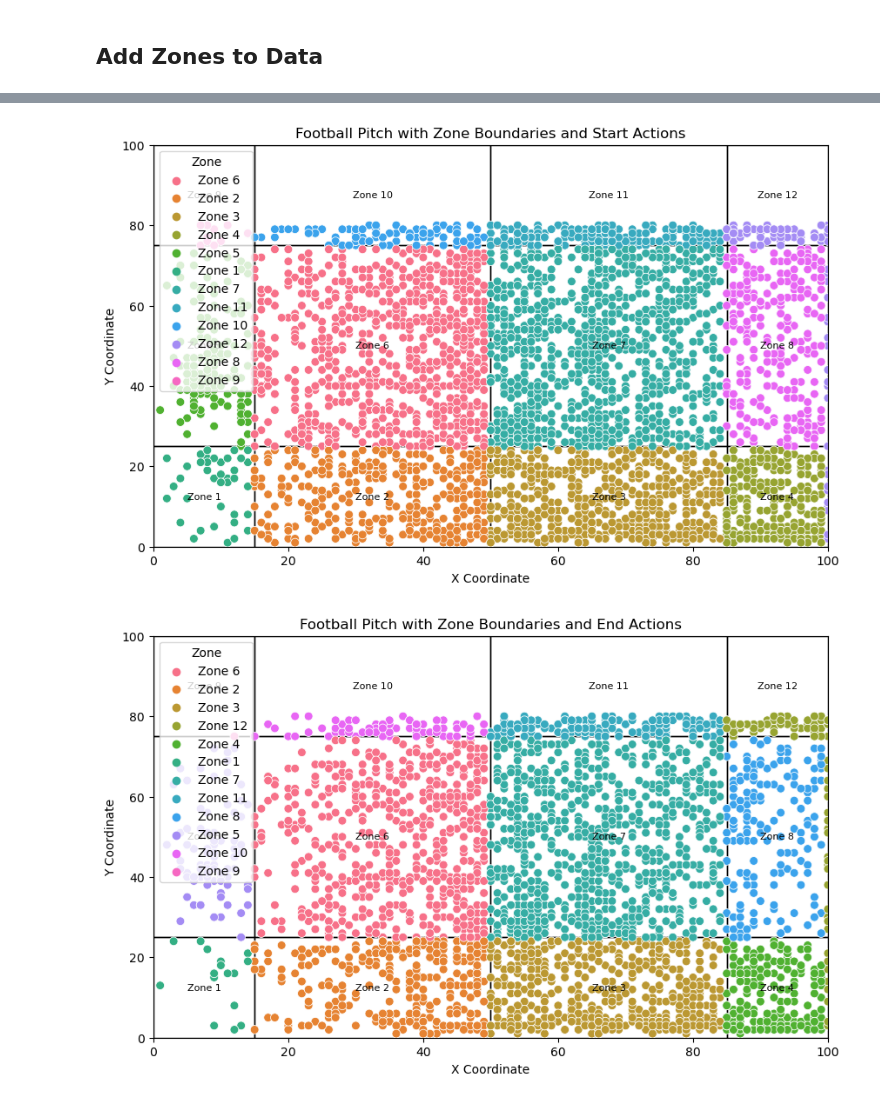
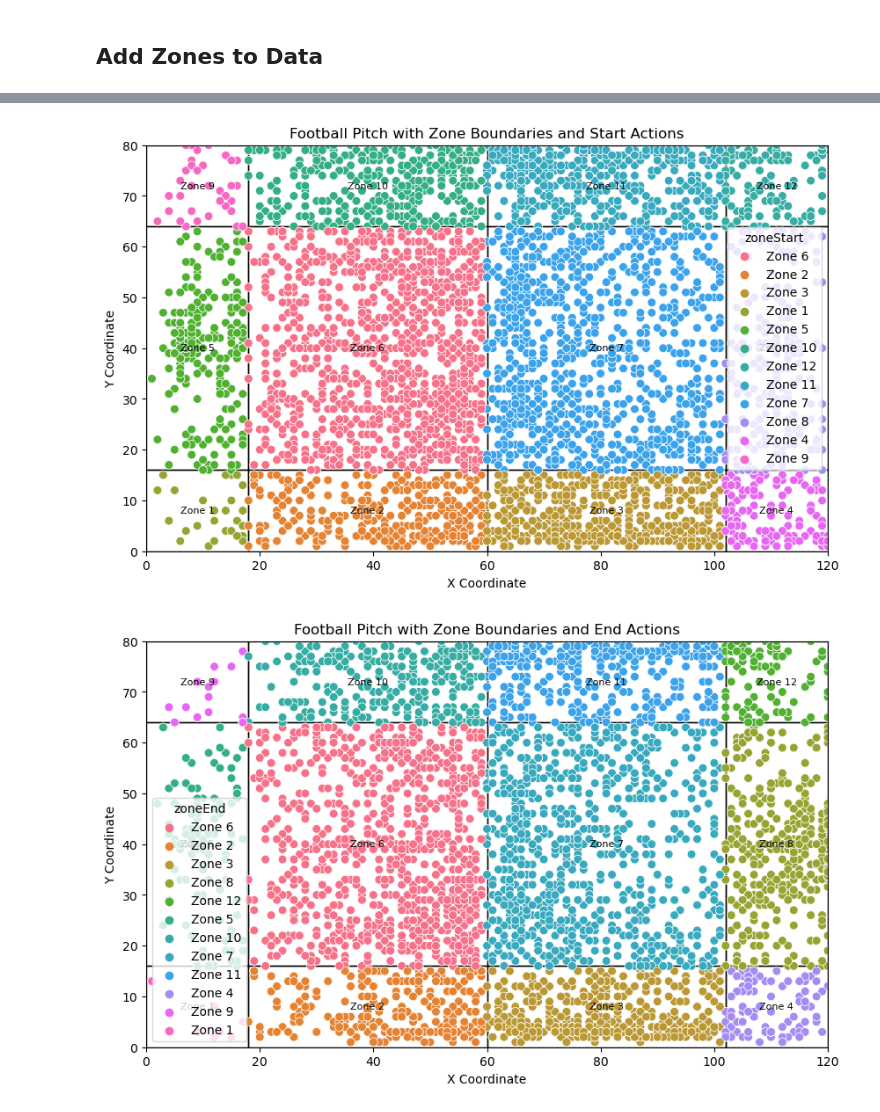
Before and after one commit to ebnerlena/pods_project, a Jupyter notebook: wordcup_data_preprocessing.ipynb, the cells around one changed output, grey strips where cells are left out. Drawn from its saved outputs; the diff is of its cells as text; code cells hidden in the pictures.

Commit message:
refactor: adjust zones to pitch definitions

```diff
--- a/wordcup_data_preprocessing.ipynb
+++ b/wordcup_data_preprocessing.ipynb
@@ -66,8 +66,11 @@ Name: action, dtype: int64
 # Add zones to data
 
 # Define the X and Y boundaries of each zone
-x_boundaries = [0, 15, 50, 85, 100]
-y_boundaries = [0, 25, 75, 100]
+X_END = 120
+Y_END = 80
+
+x_boundaries = [0, X_END * 0.15, X_END * 0.5, X_END * 0.85, X_END]
+y_boundaries = [0, Y_END * 0.2, Y_END * 0.8, Y_END]
 
 # Define the corresponding zone names
 zone_names = ['Zone 1', 'Zone 2', 'Zone 3', 'Zone 4', 'Zone 5', 'Zone 6', 'Zone 7', 'Zone 8', 'Zone 9', 'Zone 10', 'Zone 11', 'Zone 12']
@@ -78,7 +81,8 @@ df = croatia_data
 def map_to_zone(x, y):
     for i, x_boundary in enumerate(x_boundaries[:-1]):
         for j, y_boundary in enumerate(y_boundaries[:-1]):
-            if x_boundary <= x < x_boundaries[i + 1] and y_boundary <= y < y_boundaries[j + 1]:
+            if (x_boundary <= x < x_boundaries[i + 1] or i == len(x_boundaries) - 2) and \
+               (y_boundary <= y < y_boundaries[j + 1] or j == len(y_boundaries) - 2):
                 return zone_names[i + (j * (len(x_boundaries) - 1))]
     return zone_names[-1]
 
@@ -127,64 +132,28 @@ plt.show()
 # %%
-# Visualizing Start Actions
+# Visualizing Start Actions on Pitch
+
 fig, ax = plt.subplots(figsize=(10, 6))
 
-# Plot zone boundaries
-for i in range(len(x_boundaries) - 1):
-    for j in range(len(y_boundaries) - 1):
-        x_start, x_end = x_boundaries[i], x_boundaries[i + 1]
-        y_start, y_end = y_boundaries[j], y_boundaries[j + 1]
-
-        # Create a rectangle patch for each zone
-        rect = patches.Rectangle((x_start, y_start), x_end - x_start, y_end - y_start,
-                                 linewidth=1, edgecolor='black', facecolor='none')
-
-        # Add the rectangle to the plot
-        ax.add_patch(rect)
-
-        # Add zone name inside the rectangle
-        zone_name = zone_names[i + j * (len(x_boundaries) - 1)]
-        plt.text((x_start + x_end) / 2, (y_start + y_end) / 2, zone_name,
-                 horizontalalignment='center', verticalalignment='center',
-                 fontsize=8, color='black')
+# Call the plot_pitch function with the provided axis
+plot_pitch(ax=ax)
 
 # Plot actions with starting and ending points
 sns.scatterplot(x='start_X', y='start_Y', data=df, hue='zoneStart', marker='o', s=50, ax=ax)
 # sns.scatterplot(x='end_X', y='end_Y', data=df, hue='zoneEnd', marker='X', s=50, ax=ax)
 
 # Customize the plot
 plt.title('Football Pitch with Zone Boundaries and Start Actions')
-plt.xlabel('X Coordinate')
-plt.ylabel('Y Coordinate')
-plt.xlim(0, 100)
-plt.ylim(0, 100)
-plt.legend(title='Zone')
 
 # Show the plot
 plt.show()
 # %% [output]
-[figure, old version]
+[figure, new version]
 # %%
-# Visualizing End Actions
+# Visualizing End Actions on Pitch
 fig, ax = plt.subplots(figsize=(10, 6))
 
-# Plot zone boundaries
-for i in range(len(x_boundaries) - 1):
-    for j in range(len(y_boundaries) - 1):
-        x_start, x_end = x_boundaries[i], x_boundaries[i + 1]
-        y_start, y_end = y_boundaries[j], y_boundaries[j + 1]
-
-        # Create a rectangle patch for each zone
-        rect = patches.Rectangle((x_start, y_start), x_end - x_start, y_end - y_start,
-                                 linewidth=1, edgecolor='black', facecolor='none')
-
-        # Add the rectangle to the plot
-        ax.add_patch(rect)
-
-        # Add zone name inside the rectangle
-        zone_name = zone_names[i + j * (len(x_boundaries) - 1)]
-        plt.text((x_start + x_end) / 2, (y_start + y_end) / 2, zone_name,
-                 horizontalalignment='center', verticalalignment='center',
-                 fontsize=8, color='black')
+# Call the plot_pitch function with the provided axis
+plot_pitch(ax=ax)
 
 # Plot actions with starting and ending points
 # sns.scatterplot(x='start_X', y='start_Y', data=df, hue='zoneStart', marker='o', s=50, ax=ax)
@@ -192,16 +161,12 @@ sns.scatterplot(x='end_X', y='end_Y', data=df, hue='zoneEnd', marker='o', s=50,
 
 # Customize the plot
 plt.title('Football Pitch with Zone Boundaries and End Actions')
-plt.xlabel('X Coordinate')
-plt.ylabel('Y Coordinate')
-plt.xlim(0, 100)
-plt.ylim(0, 100)
-plt.legend(title='Zone')
+
 
 # Show the plot
 plt.show()
 # %% [output]
-[figure, old version]
+[figure, new version]
 # %%
 # Count the number of actions for each startZone and endZone
 start_zone_counts = df['zoneStart'].value_counts()
```
Also changed, not shown: parts of 3 cells of this notebook, 1 other file.
